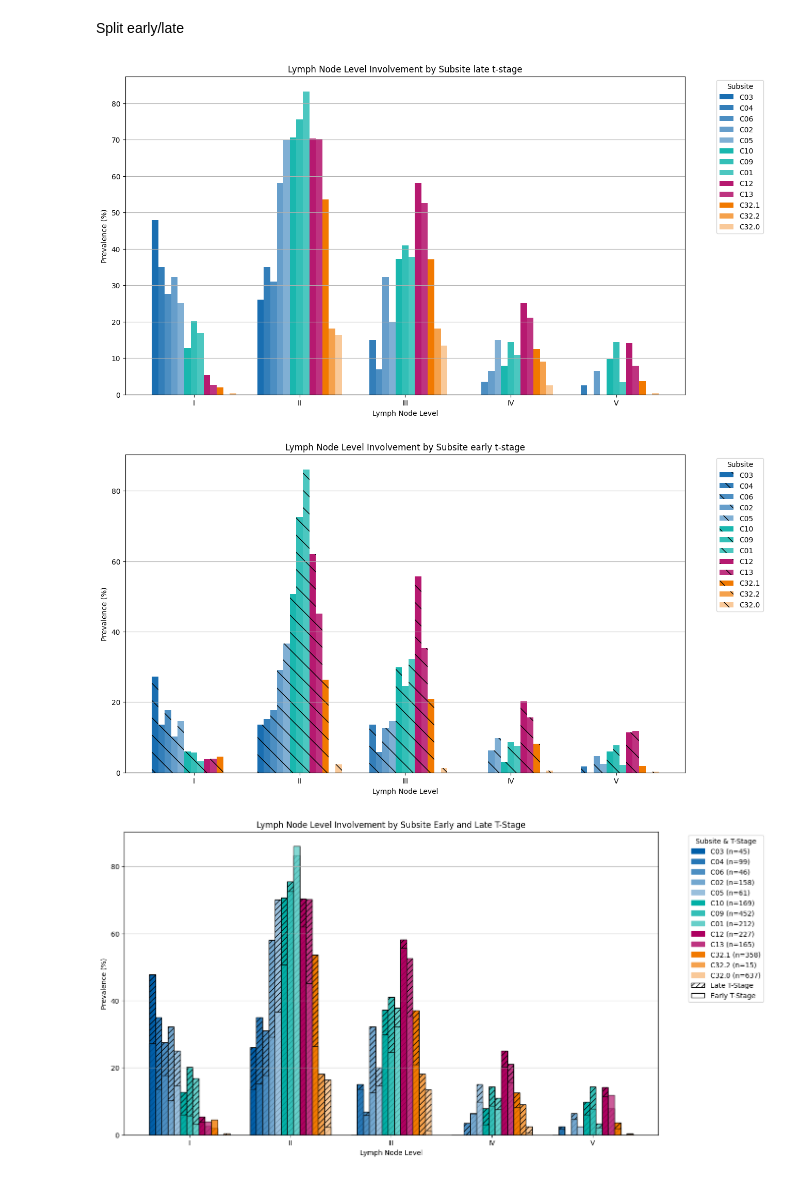
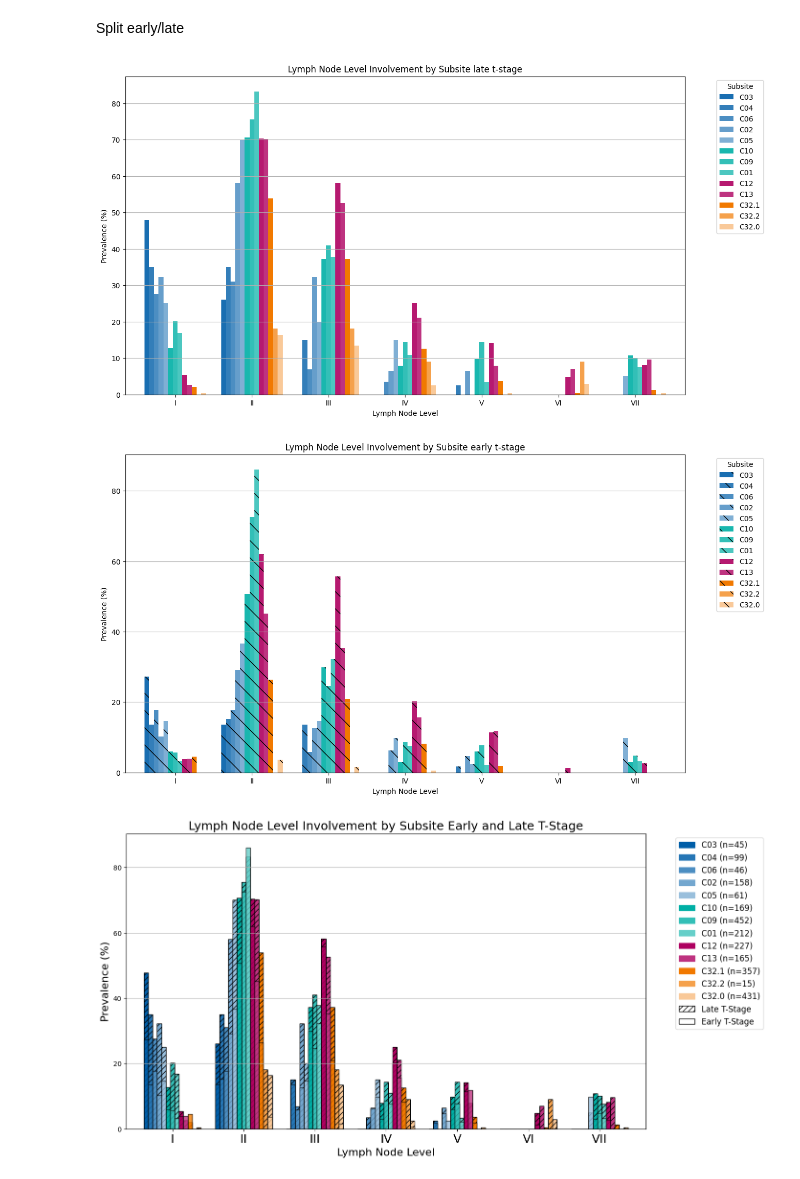
Before and after one commit to YoelPH/lymixture, a Jupyter notebook: data_preparation/Data_preparation.ipynb, the cells around one changed output. Cells and saved outputs as stored; diff of their text form; code cells hidden in the pictures.

```diff
--- a/data_preparation/Data_preparation.ipynb
+++ b/data_preparation/Data_preparation.ipynb
@@ -274,6 +274,11 @@ data_combined_reduced = data_combined_reduced[~(data_combined_reduced['tumor']['
 data_combined_reduced.drop(['VIII','IX','X','Ia','Ib','IIa','IIb','Va','Vb'],axis = 1, level = 2, inplace = True)
 data_combined_reduced.reset_index(drop=True, inplace=True)
 data_combined_complete.reset_index(drop=True, inplace=True)
+#filter T0 and T1 glottis which have no involvement by definition
+glottis_selected_indices = (data_combined_complete['tumor']['1']['subsite'] == 'C32.0') & (data_combined_complete['tumor']['1']['t_stage'].isin([0, 1]))
+data_combined_complete = data_combined_complete.loc[~glottis_selected_indices]
+#filter empty patient
+data_combined_complete = data_combined_complete.loc[~(data_combined_complete['diagnostic_consensus']['ipsi'].isna().sum(axis = 1) == 16)]
 # data_combined_reduced.to_csv('../../data/mixture_model_data_combined.csv', index = False)
 # data_combined_complete.to_csv('../../data/mixture_model_data_combined_complete.csv', index = False)
 # %%
@@ -612,7 +608,7 @@ from matplotlib.colors import LinearSegmentedColormap
 
 dataset_stagingcomplete_main_groups_late = dataset_stagingcomplete_main_groups.loc[dataset_stagingcomplete_main_groups['tumor']['1']['t_stage'] == 'late']
 # Extract the lymph node involvement data
-lymph_node_levels_late = dataset_stagingcomplete_main_groups_late['diagnostic_consensus']['ipsi'][['I', 'II', 'III', 'IV', 'V']]
+lymph_node_levels_late = dataset_stagingcomplete_main_groups_late['diagnostic_consensus']['ipsi'][['I', 'II', 'III', 'IV', 'V', 'VI', 'VII']]
 
 # Extract the subsite data
 subsite_data = dataset_stagingcomplete_main_groups_late['tumor']['1']['subsite']
@@ -663,7 +659,7 @@ plt.legend(title='Subsite', bbox_to_anchor=(1.05, 1), loc='upper left')
 plt.grid(axis = 'y')
 plt.show()
 # %% [output]
-[figure, old version]
+[figure, new version]
 # %%
 import matplotlib.pyplot as plt
 import pandas as pd
@@ -671,7 +667,7 @@ from matplotlib.colors import LinearSegmentedColormap
 
 dataset_stagingcomplete_main_groups_early = dataset_stagingcomplete_main_groups.loc[dataset_stagingcomplete_main_groups['tumor']['1']['t_stage'] == 'early']
 # Extract the lymph node involvement data
-lymph_node_levels_early = dataset_stagingcomplete_main_groups_early['diagnostic_consensus']['ipsi'][['I', 'II', 'III', 'IV', 'V']]
+lymph_node_levels_early = dataset_stagingcomplete_main_groups_early['diagnostic_consensus']['ipsi'][['I', 'II', 'III', 'IV', 'V', 'VI', 'VII']]
 
 # Extract the subsite data
 subsite_data = dataset_stagingcomplete_main_groups_early['tumor']['1']['subsite']
@@ -728,7 +724,7 @@ plt.legend(title='Subsite', bbox_to_anchor=(1.05, 1), loc='upper left')
 plt.grid(axis = 'y')
 plt.show()
 # %% [output]
-[figure, old version]
+[figure, new version]
 # %%
 counts = dataset_staging_main_groups['tumor']['1']['subsite'].value_counts()
 # %%
@@ -761,36 +757,36 @@ for i, bar in enumerate(ax.patches[:len(prevalence_data_late.columns) * len(prev
 # Plot the data for early stage (without hatching)
 prevalence_data_early.plot(kind='bar', figsize=(14, 8), colormap=cmap, width=0.8, ax=ax, edgecolor='black', alpha=0.8)
 
 # Customize the x-axis
 ax.set_xticks(range(len(prevalence_data_late.index)))
-ax.set_xticklabels(prevalence_data_late.index, rotation=0, ha='center')
+ax.set_xticklabels(prevalence_data_late.index, rotation=0, ha='center', fontsize = 18)
 
 # Set title and labels
-plt.title('Lymph Node Level Involvement by Subsite Early and Late T-Stage')
-plt.xlabel('Lymph Node Level')
-plt.ylabel('Prevalence (%)')
+plt.title('Lymph Node Level Involvement by Subsite Early and Late T-Stage', fontsize = 18)
+plt.xlabel('Lymph Node Level', fontsize = 16)
+plt.ylabel('Prevalence (%)',fontsize = 16)
 
 # Define custom legend
 legend_handles = []
 desired_order = ['C03', 'C04', 'C06', 'C02', 'C05', 'C10', 'C09', 'C01', 'C12', 'C13','C32.1', 'C32.2', 'C32.0']
 # Add subsites with entry counts to legend
 for color, label in zip(colors, desired_order):
     subsite = label
     count = counts.get(subsite, 0)  # Get the count for each subsite
     legend_label = f'{subsite} (n={count})'  # Include the count in the label
     legend_handles.append(mpatches.Patch(color=color, label=legend_label))
 
 # Add hatching for late stage
 legend_handles.append(mpatches.Patch(facecolor='white', hatch='///', edgecolor='black', label='Late T-Stage'))
 
 # Add no hatching for early stage
 legend_handles.append(mpatches.Patch(facecolor='white', edgecolor='black', label='Early T-Stage'))
 
 # Show the custom legend with subsite and entry counts
-plt.legend(handles=legend_handles, title='Subsite & T-Stage', bbox_to_anchor=(1.05, 1), loc='upper left')
+plt.legend(handles=legend_handles, bbox_to_anchor=(1.05, 1), loc='upper left', fontsize =12)
 
 # Show the plot
 plt.grid(axis='y')
 plt.show()
 # %% [output]
-[figure, old version]
+[figure, new version]
```
Also changed, not shown: parts of 7 cells of this notebook, 3 other files.
